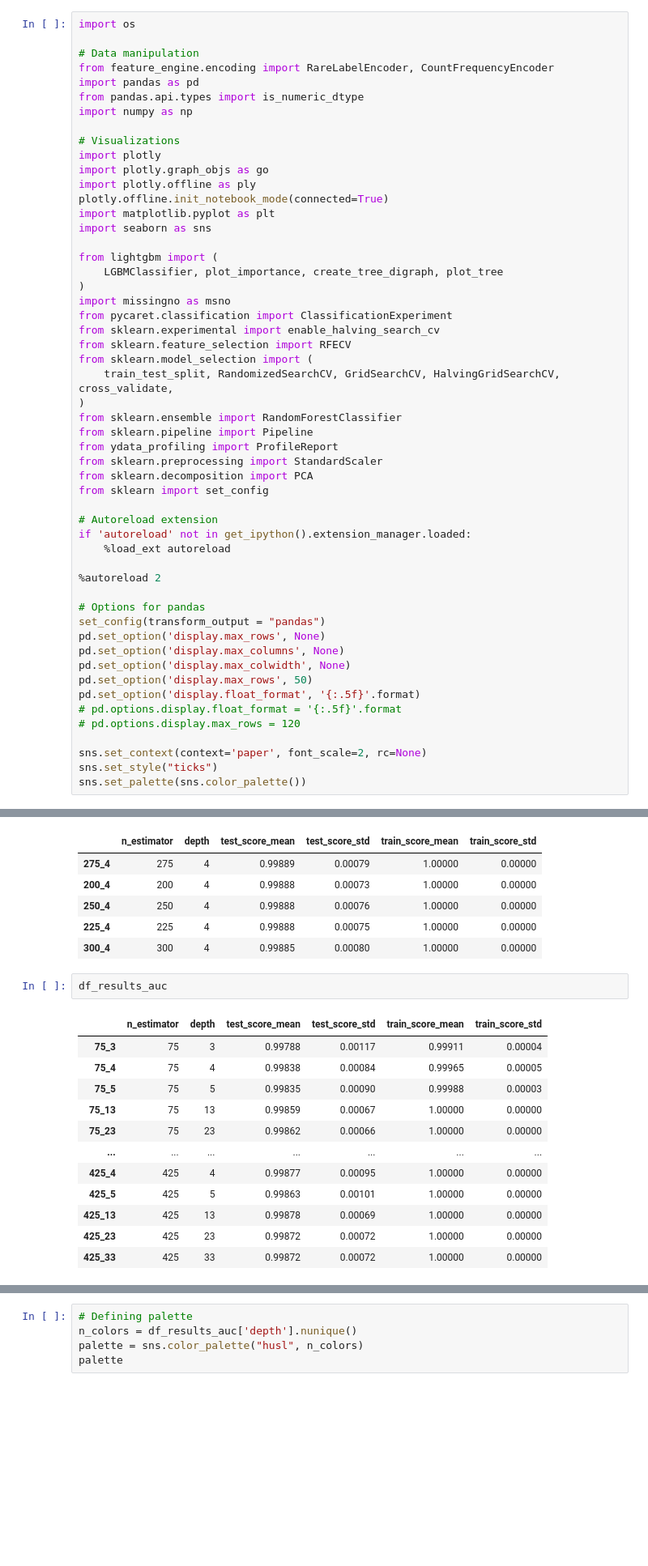
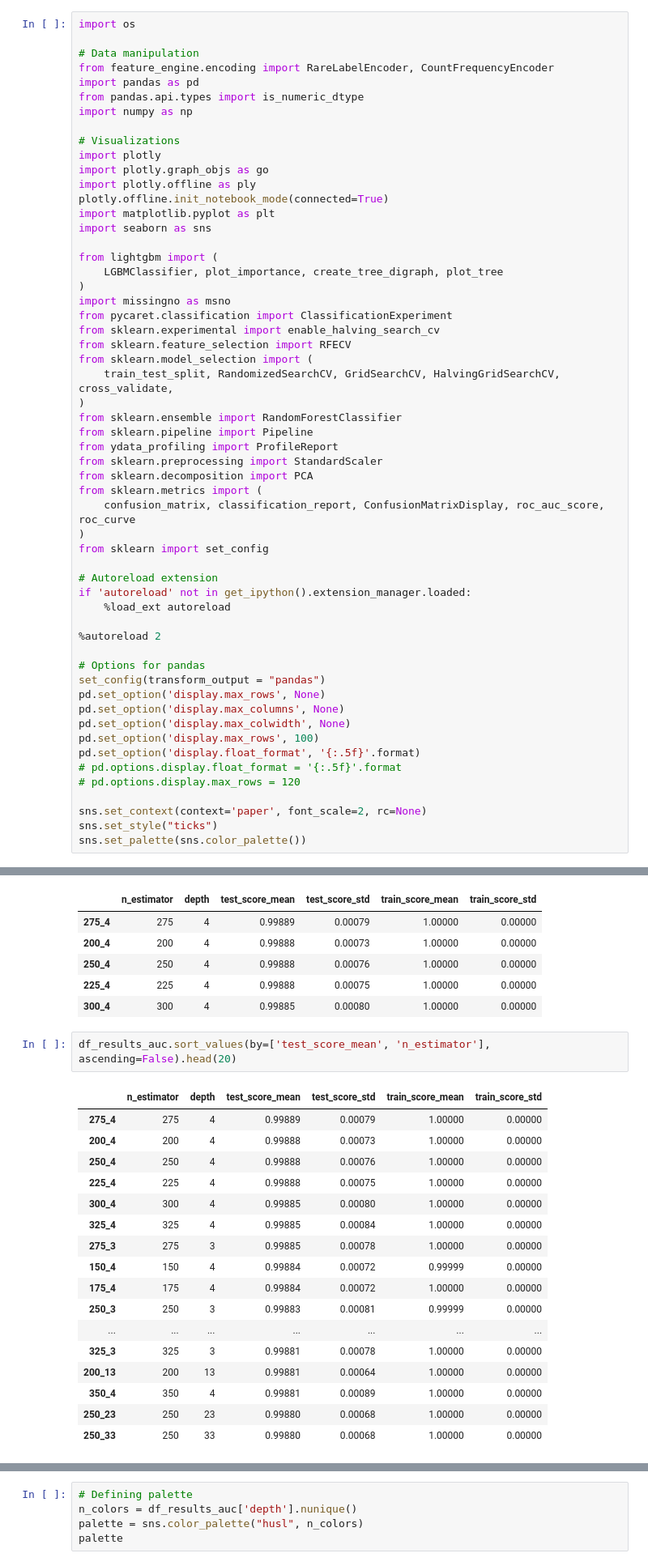
Before and after one commit to guyrux/ethereum_laundering, a Jupyter notebook: notebooks/03-ethereum_modeling_v2-suto.ipynb, the cells around one changed output, grey strips where cells are left out. Shown at 81% size. Cells and saved outputs as stored; diff of their text form; blank space fills up the shorter version.

```diff
--- a/notebooks/03-ethereum_modeling_v2-suto.ipynb
+++ b/notebooks/03-ethereum_modeling_v2-suto.ipynb
@@ -37,6 +37,9 @@ from sklearn.pipeline import Pipeline
 from ydata_profiling import ProfileReport
 from sklearn.preprocessing import StandardScaler
 from sklearn.decomposition import PCA
+from sklearn.metrics import (
+    confusion_matrix, classification_report, ConfusionMatrixDisplay, roc_auc_score, roc_curve
+)
 from sklearn import set_config
 
 # Autoreload extension
@@ -50,7 +53,7 @@ set_config(transform_output = "pandas")
 pd.set_option('display.max_rows', None)
 pd.set_option('display.max_columns', None)
 pd.set_option('display.max_colwidth', None)
-pd.set_option('display.max_rows', 50)
+pd.set_option('display.max_rows', 100)
 pd.set_option('display.float_format', '{:.5f}'.format)
 # pd.options.display.float_format = '{:.5f}'.format
 # pd.options.display.max_rows = 120
@@ -455,17 +469,22 @@ df_results_auc.sort_values(by='test_score_mean', ascending=False).head()
 | 225_4 | 225 | 4 | 0.99888 | 0.00075 | 1.00000 | 0.00000 |
 | 300_4 | 300 | 4 | 0.99885 | 0.00080 | 1.00000 | 0.00000 |
 # %%
-df_results_auc
+df_results_auc.sort_values(by=['test_score_mean', 'n_estimator'], ascending=False).head(20)
 # %% [output]
 |  | n_estimator | depth | test_score_mean | test_score_std | train_score_mean | train_score_std |
-| 75_3 | 75 | 3 | 0.99788 | 0.00117 | 0.99911 | 0.00004 |
-| 75_4 | 75 | 4 | 0.99838 | 0.00084 | 0.99965 | 0.00005 |
-| 75_5 | 75 | 5 | 0.99835 | 0.00090 | 0.99988 | 0.00003 |
-| 75_13 | 75 | 13 | 0.99859 | 0.00067 | 1.00000 | 0.00000 |
-| 75_23 | 75 | 23 | 0.99862 | 0.00066 | 1.00000 | 0.00000 |
+| 275_4 | 275 | 4 | 0.99889 | 0.00079 | 1.00000 | 0.00000 |
+| 200_4 | 200 | 4 | 0.99888 | 0.00073 | 1.00000 | 0.00000 |
+| 250_4 | 250 | 4 | 0.99888 | 0.00076 | 1.00000 | 0.00000 |
+| 225_4 | 225 | 4 | 0.99888 | 0.00075 | 1.00000 | 0.00000 |
+| 300_4 | 300 | 4 | 0.99885 | 0.00080 | 1.00000 | 0.00000 |
+| 325_4 | 325 | 4 | 0.99885 | 0.00084 | 1.00000 | 0.00000 |
+| 275_3 | 275 | 3 | 0.99885 | 0.00078 | 1.00000 | 0.00000 |
+| 150_4 | 150 | 4 | 0.99884 | 0.00072 | 0.99999 | 0.00000 |
+| 175_4 | 175 | 4 | 0.99884 | 0.00072 | 1.00000 | 0.00000 |
+| 250_3 | 250 | 3 | 0.99883 | 0.00081 | 0.99999 | 0.00000 |
 | ... | ... | ... | ... | ... | ... | ... |
-| 425_4 | 425 | 4 | 0.99877 | 0.00095 | 1.00000 | 0.00000 |
-| 425_5 | 425 | 5 | 0.99863 | 0.00101 | 1.00000 | 0.00000 |
-| 425_13 | 425 | 13 | 0.99878 | 0.00069 | 1.00000 | 0.00000 |
-| 425_23 | 425 | 23 | 0.99872 | 0.00072 | 1.00000 | 0.00000 |
-| 425_33 | 425 | 33 | 0.99872 | 0.00072 | 1.00000 | 0.00000 |
+| 325_3 | 325 | 3 | 0.99881 | 0.00078 | 1.00000 | 0.00000 |
+| 200_13 | 200 | 13 | 0.99881 | 0.00064 | 1.00000 | 0.00000 |
+| 350_4 | 350 | 4 | 0.99881 | 0.00089 | 1.00000 | 0.00000 |
+| 250_23 | 250 | 23 | 0.99880 | 0.00068 | 1.00000 | 0.00000 |
+| 250_33 | 250 | 33 | 0.99880 | 0.00068 | 1.00000 | 0.00000 |
```
Also changed, not shown: parts of 26 cells of this notebook, 1 other file.
